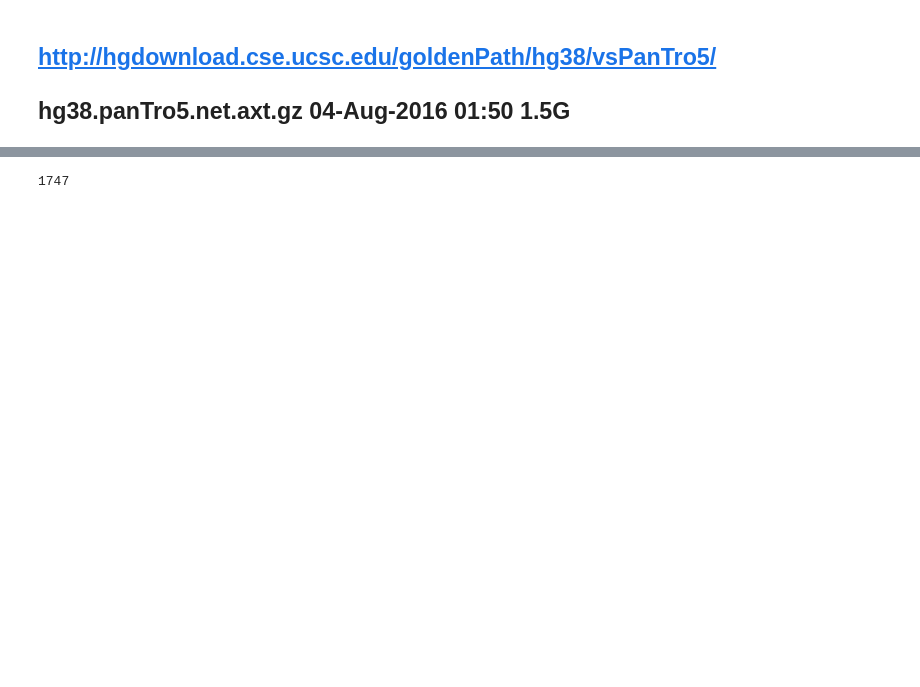
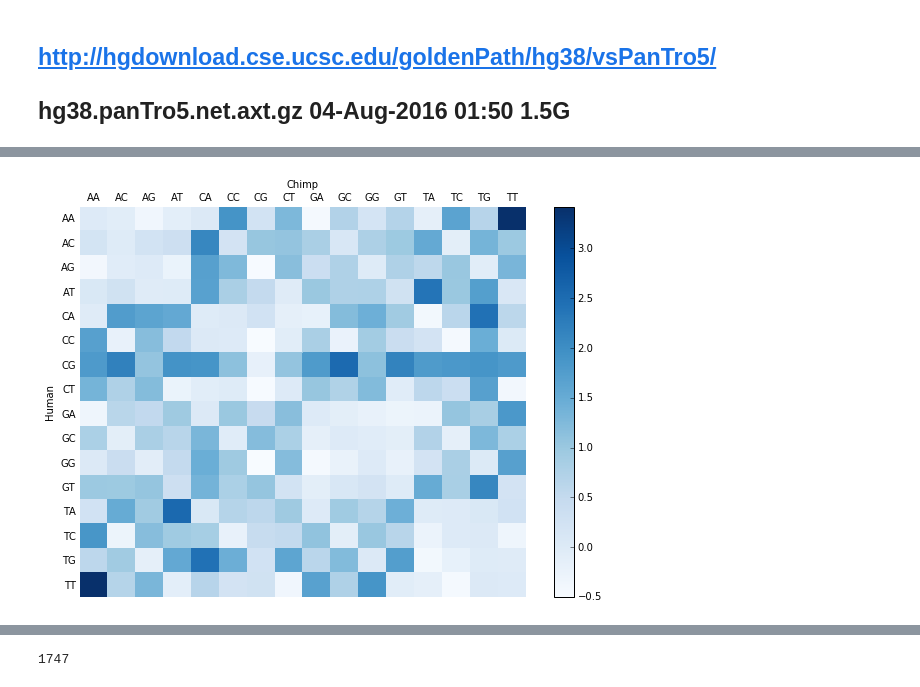
Before and after one commit to ayurovsky/ipython_notebooks_dsl, a Jupyter notebook: hexamer_mutation/Human_Chimp.ipynb, the cells around one changed output, grey strips where cells are left out. Drawn from its saved outputs; the diff is of its cells as text; code cells hidden in the pictures; blank space fills up the shorter version.

Commit message:
mutations: code and heatmaps for 1-mer and 2-mer mutations, ln of observed over expected for each change

```diff
--- a/hexamer_mutation/Human_Chimp.ipynb
+++ b/hexamer_mutation/Human_Chimp.ipynb
@@ -3,0 +27,79 @@
+# %%
+%matplotlib inline
+import numpy as np
+import pandas as pd
+import matplotlib.pyplot as plt
+import csv
+from itertools import product
+
+import datetime as dt
+n1=dt.datetime.now()
+
+bases=['A','C','G','T']
+k = 2
+kmer_list = [''.join(p) for p in product(bases, repeat=k)]
+
+count_table = pd.read_csv("/home/alisay/hexamer_mutation_data/hg38.panTro5.two_mers_transitions",index_col=0, header=0)
+#print(count_table)
+two_mer_frequency_table = pd.read_csv("/home/alisay/hexamer_mutation_data/hg38.panTro5.two_mers_frequency",index_col=0, header=0)
+#print(two_mer_frequency_table)
+
+one_mer_count_table = pd.read_csv("/home/alisay/hexamer_mutation_data/hg38.panTro5.one_mers_transitions",index_col=0, header=0)
+#print(one_mer_count_table)
+one_mer_frequency_table = pd.read_csv("/home/alisay/hexamer_mutation_data/hg38.panTro5.one_mers_frequency",index_col=0, header=0)
+#print(one_mer_frequency_table)
+
+# fill the diagonal with very high values
+#np.fill_diagonal(count_table.values, 10000000)
+
+# perform the computation
+
+for row_header in kmer_list:
+    for col_header in kmer_list:
+        prob_first_onemer = one_mer_count_table.loc[row_header[0]][col_header[0]]/one_mer_frequency_table.loc[row_header[0]]['frequency']
+        prob_second_onemer = one_mer_count_table.loc[row_header[1]][col_header[1]]/one_mer_frequency_table.loc[row_header[1]]['frequency']
+        count_table.loc[row_header][col_header] = np.log(count_table.loc[row_header][col_header]/(two_mer_frequency_table.loc[row_header]['frequency'] * prob_first_onemer * prob_second_onemer))
+print(count_table)
+
+plt.figure(1, figsize=(10, 7))
+ax = plt.subplot(1, 1, 1)
+heatmap = ax.pcolor(count_table, cmap=plt.cm.Blues)
+plt.colorbar(heatmap)
+
+# turn off the frame
+ax.set_frame_on(False)
+
+# put the major ticks at the middle of each cell
+ax.set_yticks(np.arange(count_table.shape[0]) + 0.5, minor=False)
+ax.set_xticks(np.arange(count_table.shape[1]) + 0.5, minor=False)
+
+#make display more natural
+ax.invert_yaxis()
+ax.xaxis.tick_top()
+ax.xaxis.set_label_position('top')
+
+# set labels
+ax.set_xticklabels(count_table.columns, minor=False)
+ax.set_yticklabels(count_table.index, minor=False)
+
+# rotate the x labels
+#plt.xticks(rotation=90)
+
+#ax.grid(True)
+ax.grid(False)
+
+# Turn off all the ticks
+ax = plt.gca()
+
+for t in ax.xaxis.get_major_ticks():
+    t.tick1On = False
+    t.tick2On = False
+for t in ax.yaxis.get_major_ticks():
+    t.tick1On = False
+    t.tick2On = False
+
+plt.xlabel("Chimp")
+plt.ylabel("Human")
+
+plt.show()
+# %% [output]
@@ -3,0 +123 @@
+[figure, added]
```
Also changed, not shown: parts of 13 cells of this notebook, 1 other file.
